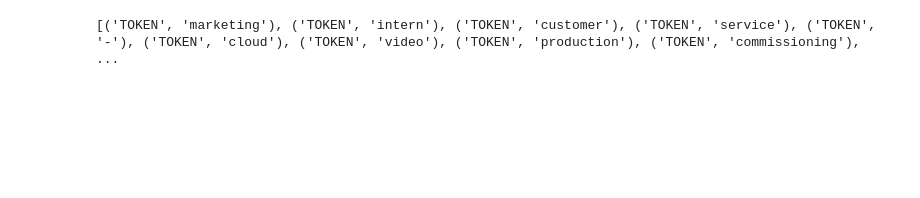
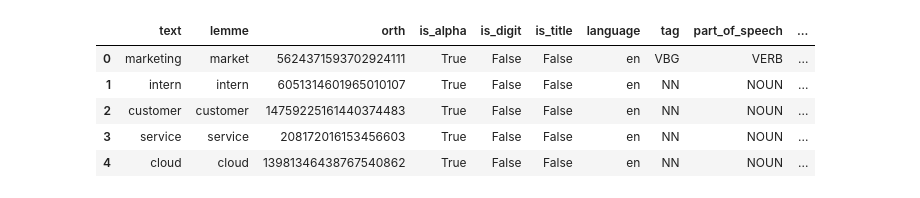
Before and after one commit to mikongame/Module-3-Project-2-ML-Fraud-Detection, a Jupyter notebook: your-code/Spacy.ipynb, the cells around one changed output. Drawn from its saved outputs; the diff is of its cells as text; code cells hidden in the pictures; blank space fills up the shorter version.

```diff
--- a/your-code/Spacy.ipynb
+++ b/your-code/Spacy.ipynb
@@ -26,10 +51,8 @@ df_categorical.head()
 # %%
-str_bow_raw = ' '.join([' '.join(df_categorical[x].astype(str).tolist()) for x in df_categorical.columns])
+str_bow_raw = ' '.join([' '.join(df_categorical_g1[x].astype(str).tolist()) for x in df_categorical_g1.columns])
 # %%
 def clean_text(str_text_raw):
 #     translator = str.maketrans(string.punctuation, ' '*len(string.punctuation))
 #     return(str_bow_raw.lower().translate(translator))
     return(str_bow_raw.lower())
 str_bow = clean_text(str_bow_raw)
-# %%
-str_bow = str_bow[0:1000]
@@ -87,4 +95,11 @@ tok_exp = nlp.tokenizer.explain(str_bow)
-# %%
-print(tok_exp)
-# %% [output]
-[('TOKEN', 'marketing'), ('TOKEN', 'intern'), ('TOKEN', 'customer'), ('TOKEN', 'service'), ('TOKEN', '-'), ('TOKEN', 'cloud'), ('TOKEN', 'video'), ('TOKEN', 'production'), ('TOKEN', 'commissioning'),  ...
+# %%
+pd_token = pd.DataFrame(l_token, columns=['text', 'lemme', 'orth', 'is_alpha', 'is_digit', 'is_title', 'language',
+                                          'tag', 'part_of_speech', 'has_vector', 'vector_norm', 'is_oov'])
+pd_token.head()
+# %% [output]
+|  | text | lemme | orth | is_alpha | is_digit | is_title | language | tag | part_of_speech | ... |
+| 0 | marketing | market | 5624371593702924111 | True | False | False | en | VBG | VERB | ... |
+| 1 | intern | intern | 6051314601965010107 | True | False | False | en | NN | NOUN | ... |
+| 2 | customer | customer | 14759225161440374483 | True | False | False | en | NN | NOUN | ... |
+| 3 | service | service | 208172016153456603 | True | False | False | en | NN | NOUN | ... |
+| 4 | cloud | cloud | 13981346438767540862 | True | False | False | en | NN | NOUN | ... |
```
Also changed, not shown: parts of 28 cells of this notebook, 1 other file.
